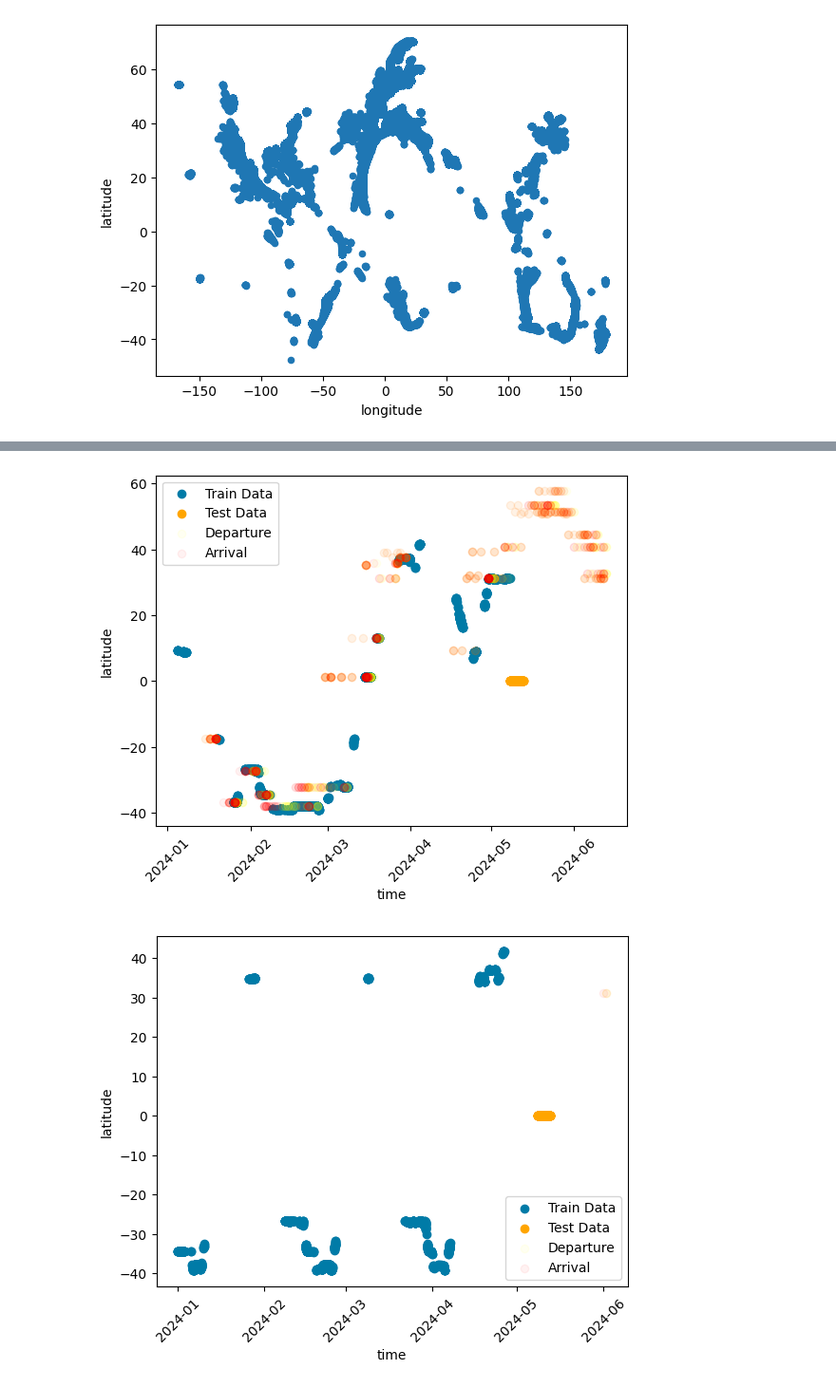
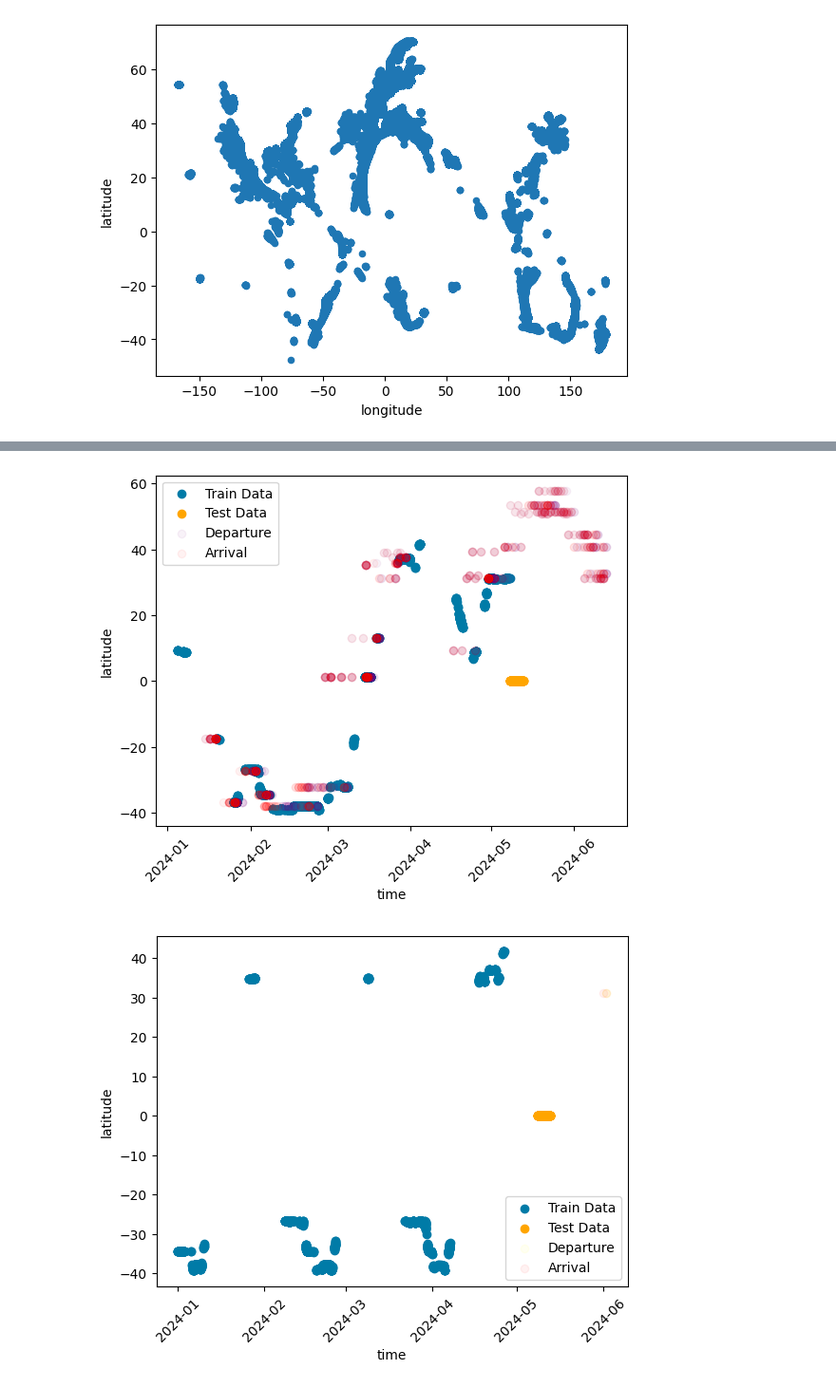
Before and after one commit to gunhamn/public, a Jupyter notebook: ML_NTNU/2024/Project materials/eda.ipynb, the cells around one changed output, grey strips where cells are left out. Shown at 95% size. Cells and saved outputs as stored; diff of their text form; code cells hidden in the pictures.

```diff
--- a/ML_NTNU/2024/Project materials/eda.ipynb
+++ b/ML_NTNU/2024/Project materials/eda.ipynb
@@ -68,31 +75,31 @@ schedules_to_may_2024.head()
 # %%
 # Filter the same vessel entries in ais_train and ais_test
 def plotVessel(vessel_id='61e9f3aeb937134a3c4bfe3d', feature='latitude'):
     train_vessel = ais_train[ais_train['vesselId'] == vessel_id]
     test_vessel = ais_test[ais_test['vesselId'] == vessel_id]
     schedule = schedules_to_may_2024[schedules_to_may_2024['vesselId'] == vessel_id]
     # remove entries from schedule that are earlier than the first entry in ais_train
     schedule = schedule[schedule['sailingDate'] > train_vessel['time'].min()]
     # remove entries from schedule that are more than 1 month-after than the last entry in ais_test
     schedule = schedule[schedule['arrivalDate'] < test_vessel['time'].max() + pd.DateOffset(months=1)]
     # Plot latitude vs time for ais_train as a scatter plot
     plt.scatter(train_vessel['time'], train_vessel[feature], label='Train Data', color='#007BA7')
     # Plot the dots at y=0 for ais_test time entries
     plt.scatter(test_vessel['time'], [0] * len(test_vessel), label='Test Data', color='orange')
     " Plot blue dots for the depature dates and dark bliue for the arrival dates"
-    plt.scatter(schedule['sailingDate'], schedule['portLatitude'], label='Departure', color='yellow', alpha=0.05)
+    plt.scatter(schedule['sailingDate'], schedule['portLatitude'], label='Departure', color='purple', alpha=0.05)
     # Semitransparent dots for the arrival dates
     plt.scatter(schedule['arrivalDate'], schedule['portLatitude'], label='Arrival', color='red', alpha=0.05)
     plt.xticks(rotation=45)
     plt.xlabel('time')
     plt.ylabel(feature)
     plt.legend()
     plt.show()
 
 plotVessel()
 #plotVessel(feature='longitude')
 # %% [output]
-[figure, old version]
+[figure, new version]
 # %%
 plotVessel(vessel_id='61e9f3b4b937134a3c4bfe77')
 #plotVessel(vessel_id='61e9f3b4b937134a3c4bfe77', feature='longitude')
```
Also changed, not shown: parts of 1 cell of this notebook, 3 other files.
